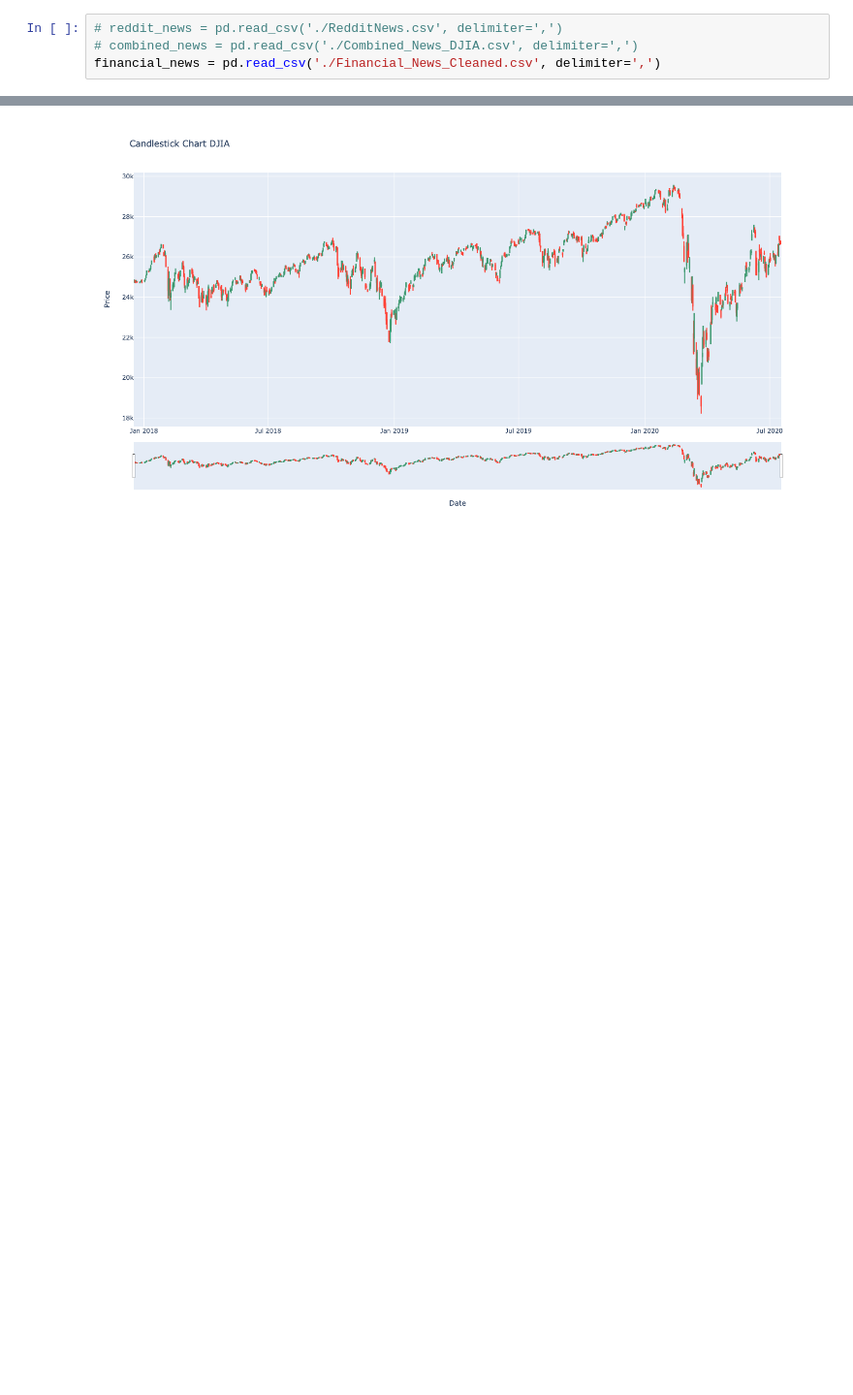
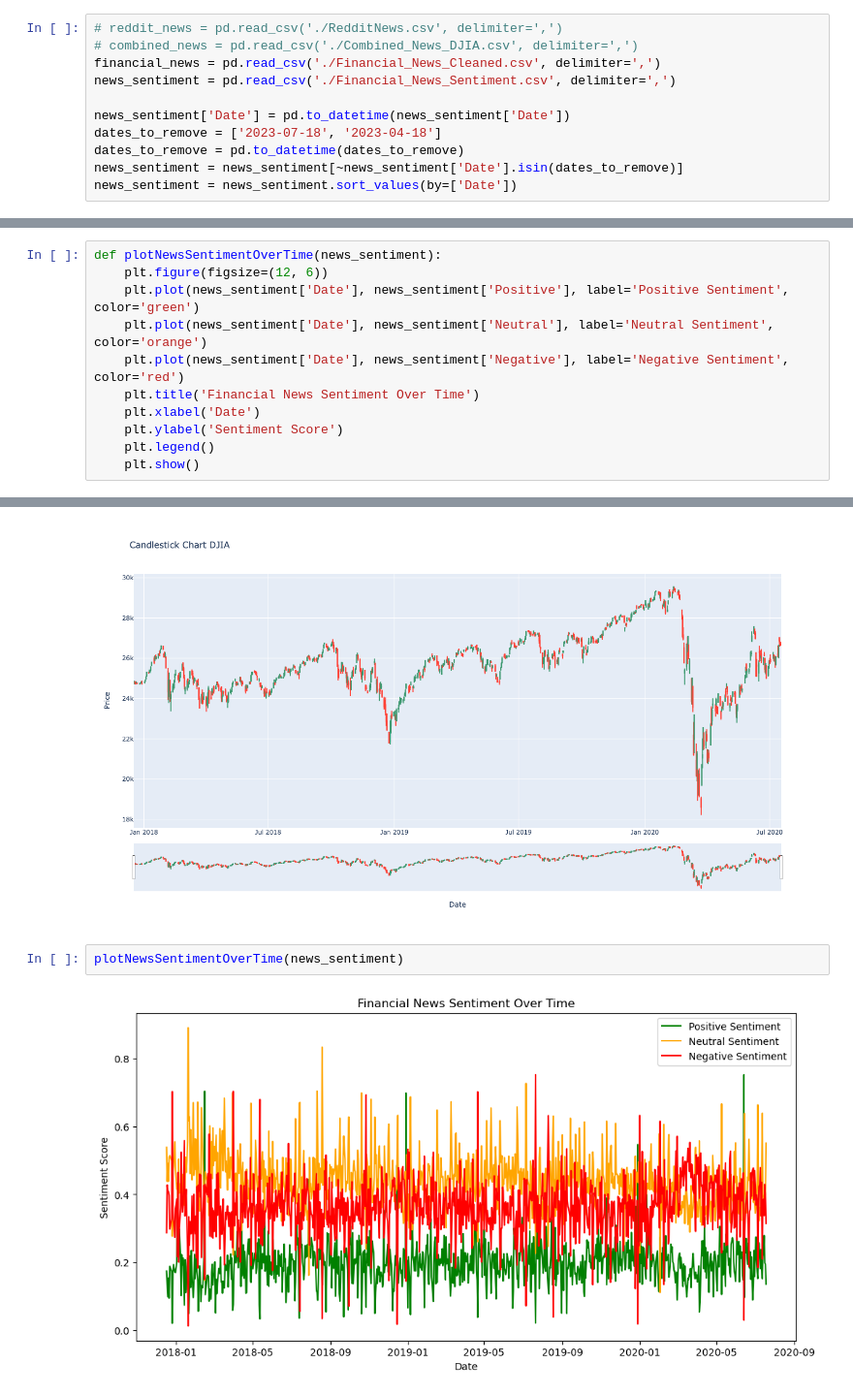
Before and after one commit to 2021sshah/BigDataFinalProject, a Jupyter notebook: djia_visualization.ipynb, the cells around one changed output, grey strips where cells are left out. Shown at 97% size. Drawn from its saved outputs; the diff is of its cells as text; blank space fills up the shorter version.

Commit message:
added sentiment visualization

```diff
--- a/djia_visualization.ipynb
+++ b/djia_visualization.ipynb
@@ -56,6 +60,13 @@ df.head()
 # reddit_news = pd.read_csv('./RedditNews.csv', delimiter=',')
 # combined_news = pd.read_csv('./Combined_News_DJIA.csv', delimiter=',')
 financial_news = pd.read_csv('./Financial_News_Cleaned.csv', delimiter=',')
+news_sentiment = pd.read_csv('./Financial_News_Sentiment.csv', delimiter=',')
+
+news_sentiment['Date'] = pd.to_datetime(news_sentiment['Date'])
+dates_to_remove = ['2023-07-18', '2023-04-18']
+dates_to_remove = pd.to_datetime(dates_to_remove)
+news_sentiment = news_sentiment[~news_sentiment['Date'].isin(dates_to_remove)]
+news_sentiment = news_sentiment.sort_values(by=['Date'])
 # %% [markdown]
 ### Helper Functions
 # %%
@@ -208,3 +219,14 @@ def plotCandlestick():
 
     fig.update_layout(title='Candlestick Chart DJIA', xaxis_title='Date', yaxis_title='Price')
     fig.show()
+# %%
+def plotNewsSentimentOverTime(news_sentiment):
+    plt.figure(figsize=(12, 6))
+    plt.plot(news_sentiment['Date'], news_sentiment['Positive'], label='Positive Sentiment', color='green')
+    plt.plot(news_sentiment['Date'], news_sentiment['Neutral'], label='Neutral Sentiment', color='orange')
+    plt.plot(news_sentiment['Date'], news_sentiment['Negative'], label='Negative Sentiment', color='red')
+    plt.title('Financial News Sentiment Over Time')
+    plt.xlabel('Date')
+    plt.ylabel('Sentiment Score')
+    plt.legend()
+    plt.show()
@@ -247,3 +303,7 @@ image_path = 'candlestick.png'
 Image(filename=image_path)
 # %% [output]
 [figure]
+# %%
+plotNewsSentimentOverTime(news_sentiment)
+# %% [output]
+[figure, added]
```
Also changed, not shown: parts of 6 cells of this notebook.
